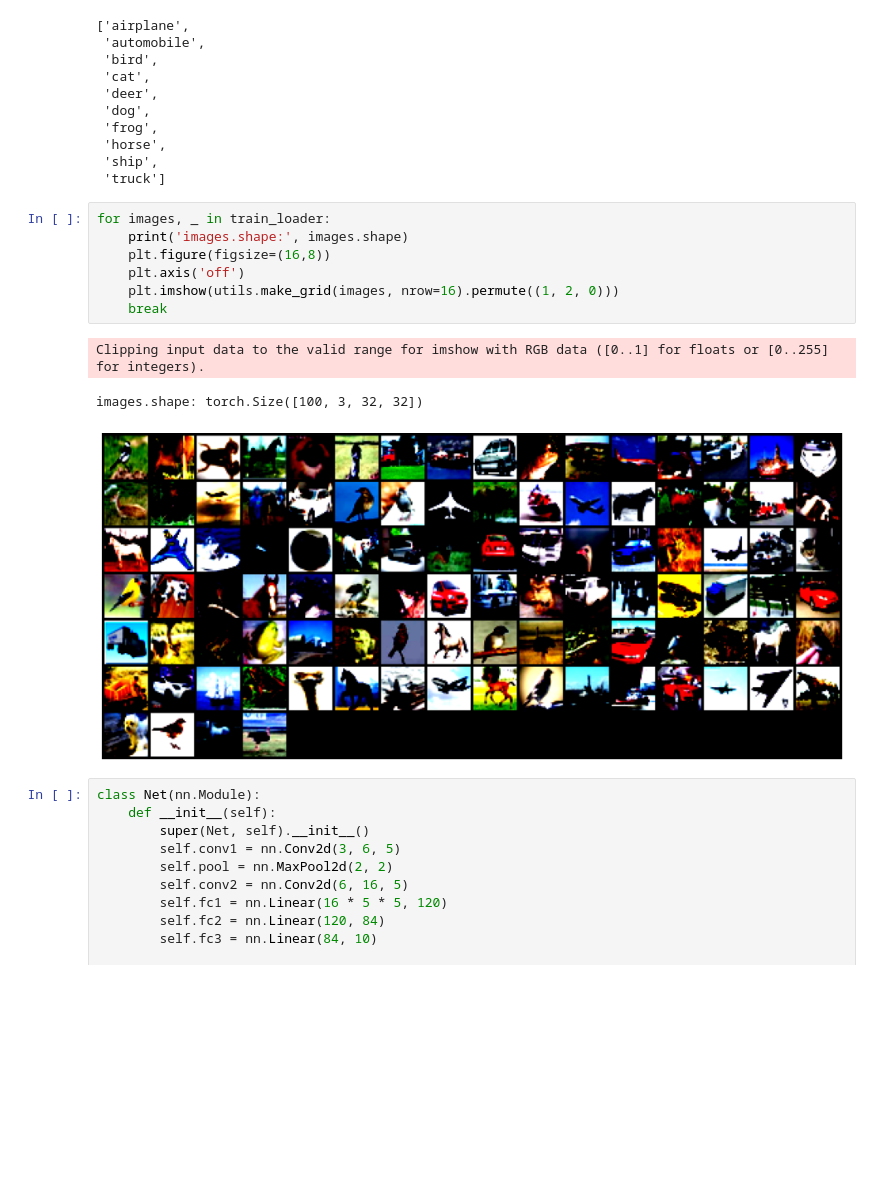
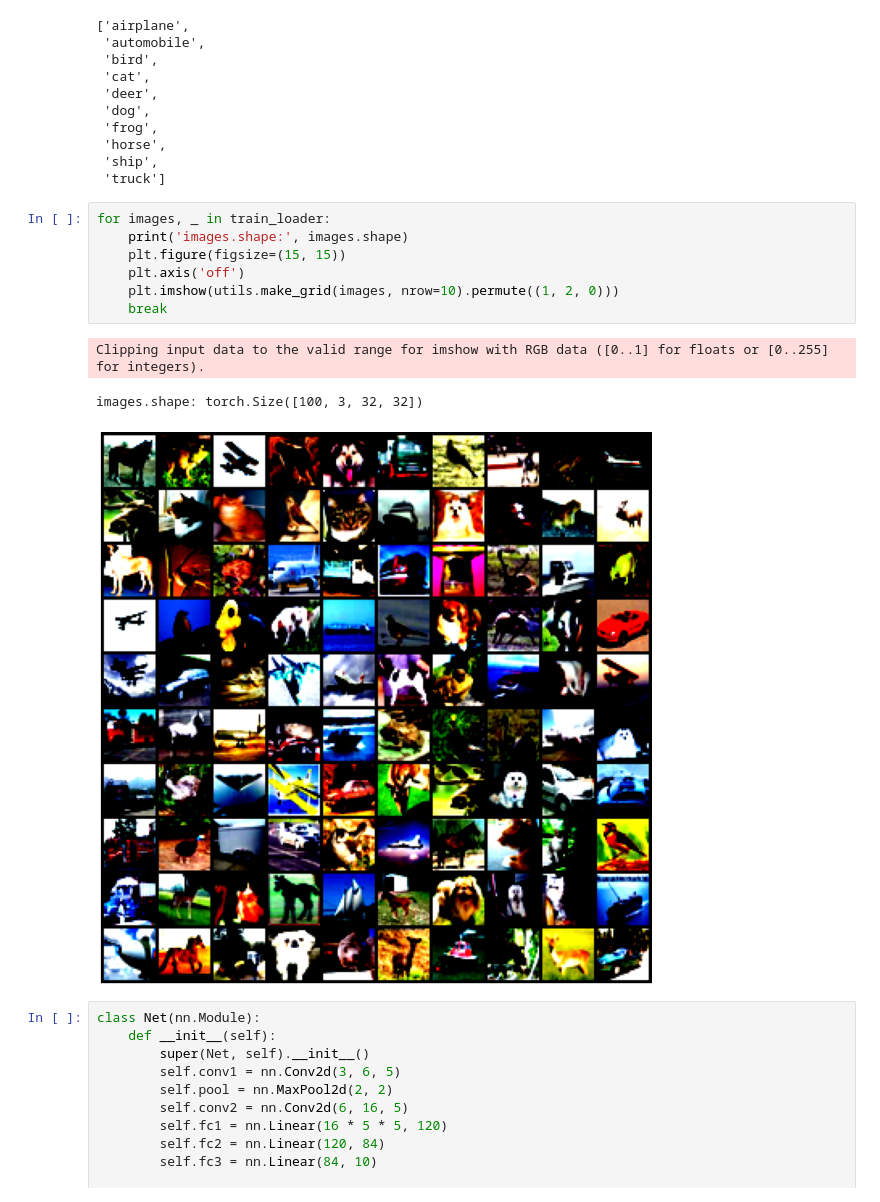
Before and after one commit to AkshitAggarwal/TSAI_EVA5B2_Phase1, a Jupyter notebook: Session_07/S7_Assignment.ipynb, the cells around one changed output. Saved outputs shown, nothing was run; the diff lists cells and outputs as text; blank space fills up the shorter version.

```diff
--- a/Session_07/S7_Assignment.ipynb
+++ b/Session_07/S7_Assignment.ipynb
@@ -60,14 +60,14 @@ classes
 # %%
 for images, _ in train_loader:
     print('images.shape:', images.shape)
-    plt.figure(figsize=(16,8))
+    plt.figure(figsize=(15, 15))
     plt.axis('off')
-    plt.imshow(utils.make_grid(images, nrow=16).permute((1, 2, 0)))
+    plt.imshow(utils.make_grid(images, nrow=10).permute((1, 2, 0)))
     break
 # %% [output]
 Clipping input data to the valid range for imshow with RGB data ([0..1] for floats or [0..255] for integers).
 images.shape: torch.Size([100, 3, 32, 32])
-[figure, old version]
+[figure, new version]
 # %%
 class Net(nn.Module):
     def __init__(self):
```
Also changed, not shown: parts of 7 cells of this notebook.
